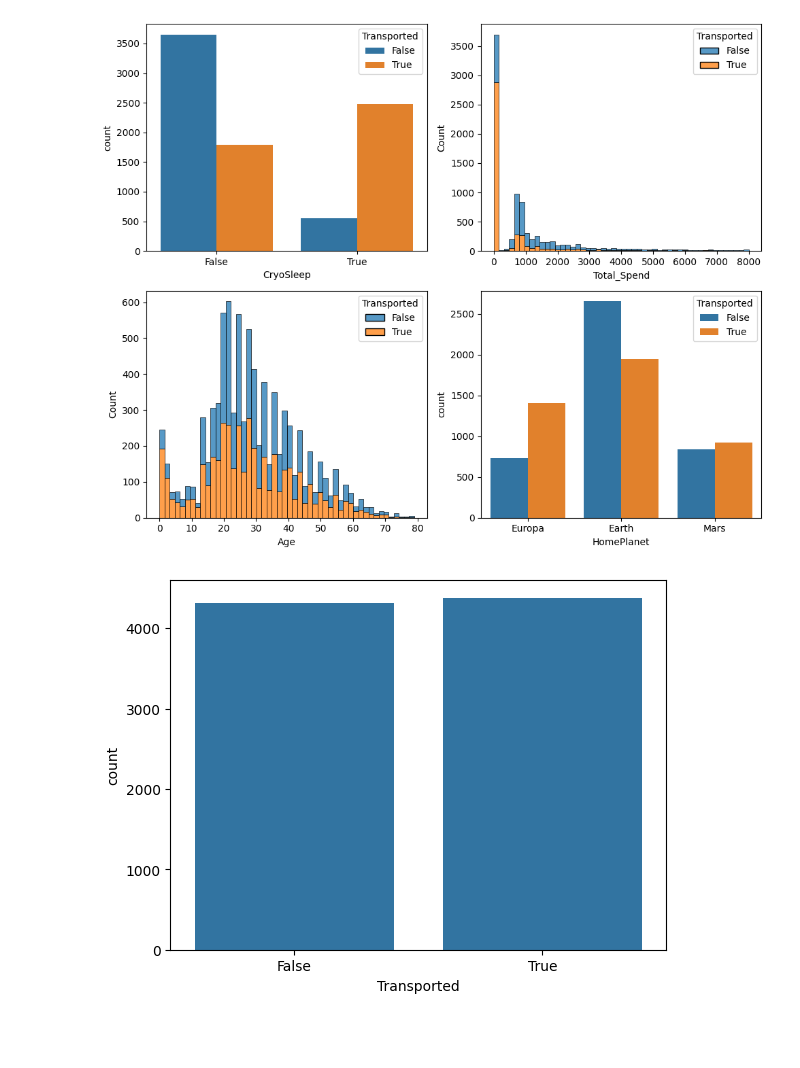
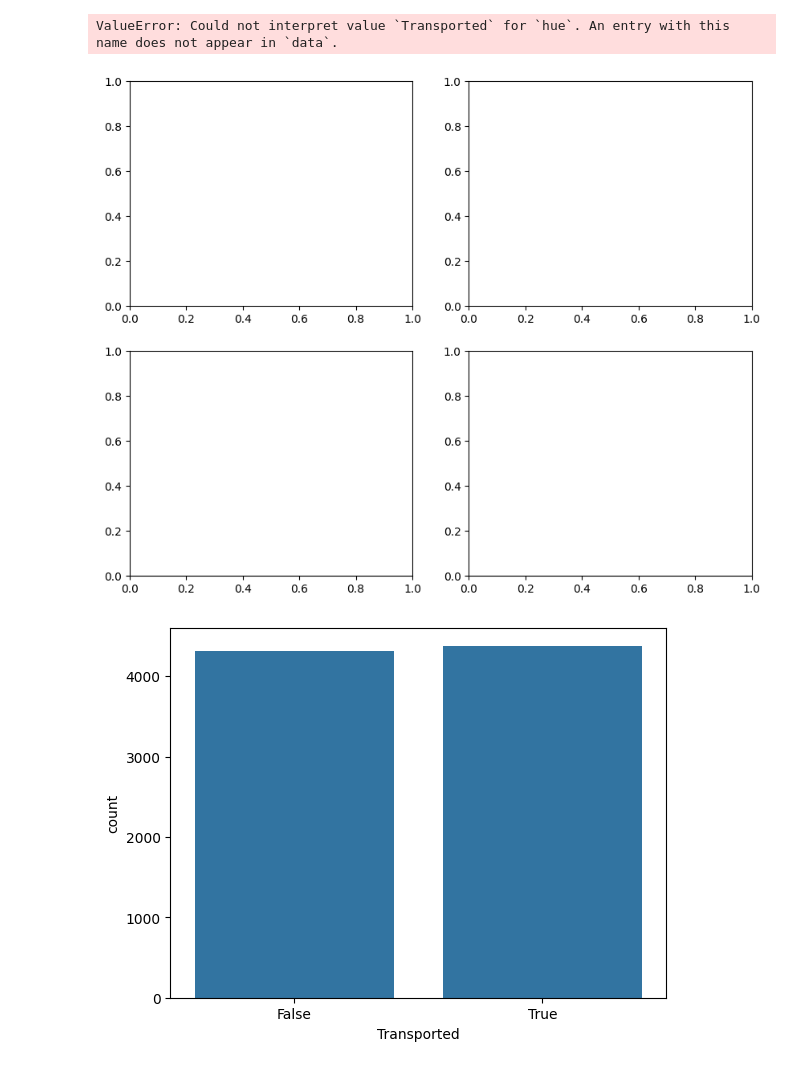
Before and after one commit to HamidrezaNadafian/Machine-Learning, a Jupyter notebook: Spaceship Titanic -Kaggle/SpaceshipTitanic.ipynb, the cells around one changed output. Cells and saved outputs as stored; diff of their text form; code cells hidden in the pictures; blank space fills up the shorter version.

```diff
--- a/Spaceship Titanic -Kaggle/SpaceshipTitanic.ipynb
+++ b/Spaceship Titanic -Kaggle/SpaceshipTitanic.ipynb
@@ -4,7 +4,15 @@ import numpy as np
 import seaborn as sns
 import matplotlib.pyplot as plt
 # %%
-dataset_df = pd.read_csv("train.csv")
+train_df = pd.read_csv("train.csv")
+test_df = pd.read_csv("test.csv")
+
+y = train_df['Transported']
+
+train_df = train_df.drop('Transported', axis=1)
+
+dataset_df = pd.concat([train_df, test_df], axis=0, sort=False)
+
 
 fig, axes = plt.subplots(2, 2, figsize=(10, 8))
 
@@ -18,34 +26,35 @@ dataset_df['Total_Spend'] = dataset_df[spend_features].sum(axis=1)
 sns.histplot(
     data = dataset_df,
     x = 'Total_Spend',
     hue = 'Transported',
     bins = 50,
     multiple='stack',
     binrange = (0, 8000),
     ax = axes[0][1]
 )
 
 sns.histplot(
     data = dataset_df,
     x = 'Age',
     hue = 'Transported',
     bins = 50,
     multiple='stack',
     ax = axes[1][0]
 )
 
 sns.countplot(
     data = dataset_df,
     x = 'HomePlanet',
     hue = 'Transported',
     ax = axes[1][1]
 )
 
 
 plt.tight_layout()
 plt.show()
 # %% [output]
+ValueError: Could not interpret value `Transported` for `hue`. An entry with this name does not appear in `data`.
-[figure, old version]
+[figure, new version]
 # %%
 sns.countplot(data = dataset_df , x = 'Transported')
 
```
Also changed, not shown: parts of 1 cell of this notebook.
